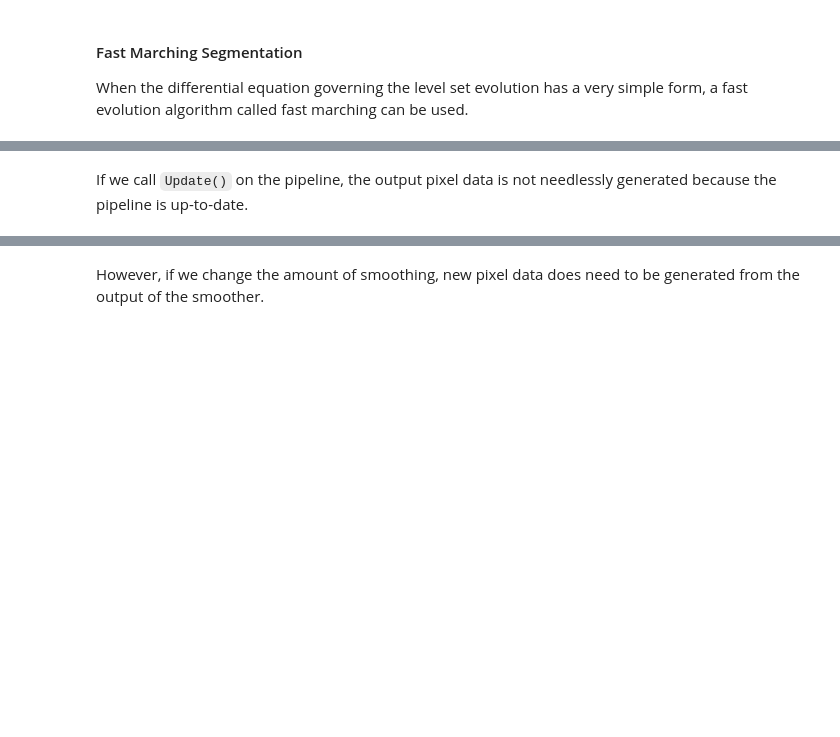
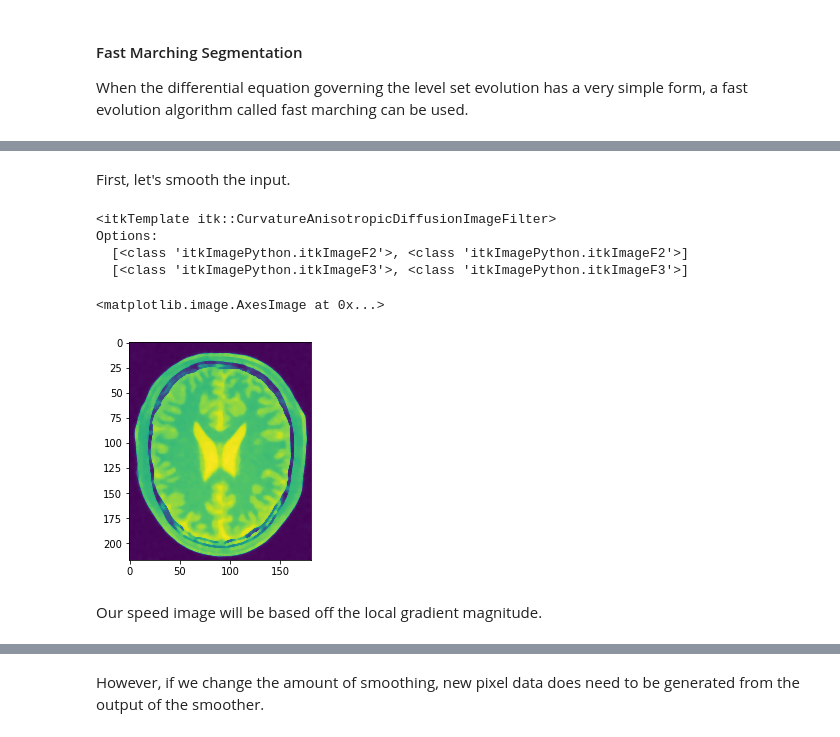
Before and after one commit to InsightSoftwareConsortium/ScientificImageAnalysisVisualizationAndArtificialIntelligenceCourse, a Jupyter notebook: 3_Segmentation.ipynb, the cells around one changed output, grey strips where cells are left out. Cells and saved outputs as stored; diff of their text form; code cells hidden in the pictures; blank space fills up the shorter version.

```diff
--- a/3_Segmentation.ipynb
+++ b/3_Segmentation.ipynb
@@ -187,2 +174,0 @@ view(smoothed)
-# %% [markdown]
-If we call `Update()` on the pipeline, the output pixel data is not needlessly generated because the pipeline is up-to-date.
@@ -190,0 +175,27 @@ smoother.Update()
+# %% [markdown]
+First, let's smooth the input.
+# %%
+# What image types are supported by our smoothing filter?
+itk.CurvatureAnisotropicDiffusionImageFilter.GetTypes()
+# %% [output]
+<itkTemplate itk::CurvatureAnisotropicDiffusionImageFilter>
+Options:
+  [<class 'itkImagePython.itkImageF2'>, <class 'itkImagePython.itkImageF2'>]
+  [<class 'itkImagePython.itkImageF3'>, <class 'itkImagePython.itkImageF3'>]
+# %%
+# Cast to the supported image type
+FloatImageType = itk.Image[itk.ctype('float'), Dimension]
+caster = itk.CastImageFilter[type(input_image), FloatImageType].New()
+caster.SetInput(input_image)
+# %%
+smoother = itk.CurvatureAnisotropicDiffusionImageFilter.New(caster)
+smoother.SetTimeStep(0.125)
+smoother.SetNumberOfIterations(5)
+smoother.SetConductanceParameter(3.0)
+smoother.Update()
+plt.imshow(itk.GetArrayViewFromImage(smoother.GetOutput()))
+# %% [output]
+<matplotlib.image.AxesImage at 0x...>
+[figure, added]
+# %% [markdown]
+Our speed image will be based off the local gradient magnitude.
```
Also changed, not shown: parts of 16 cells of this notebook.
